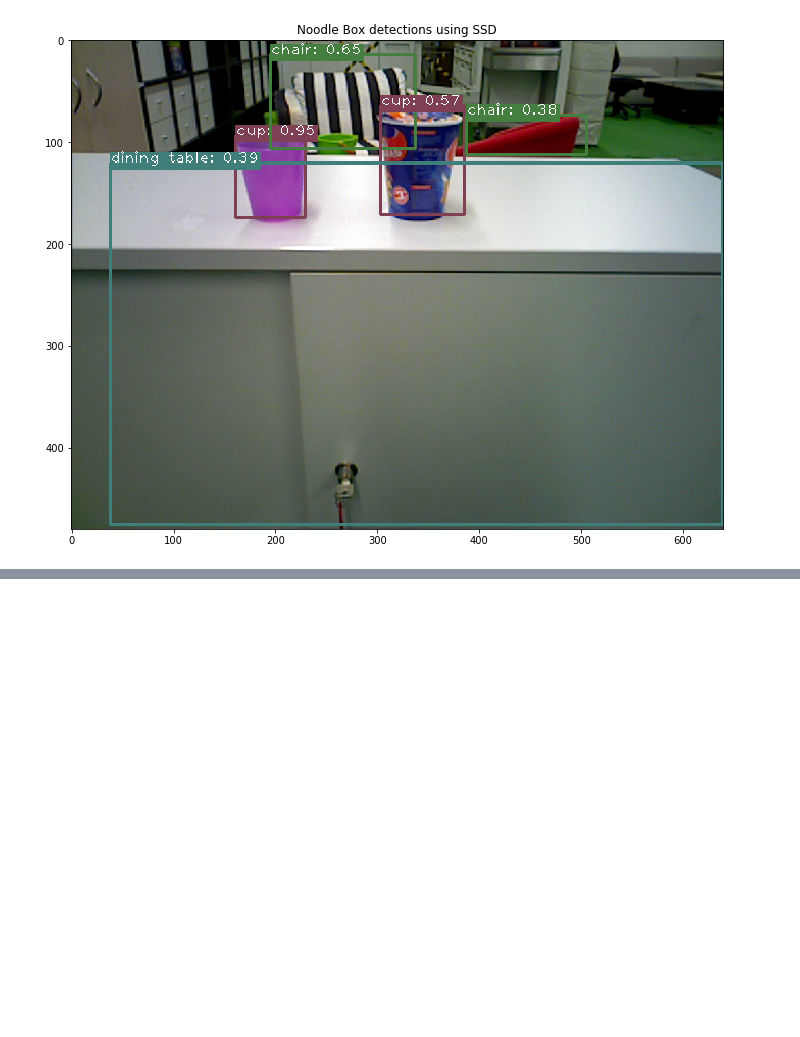
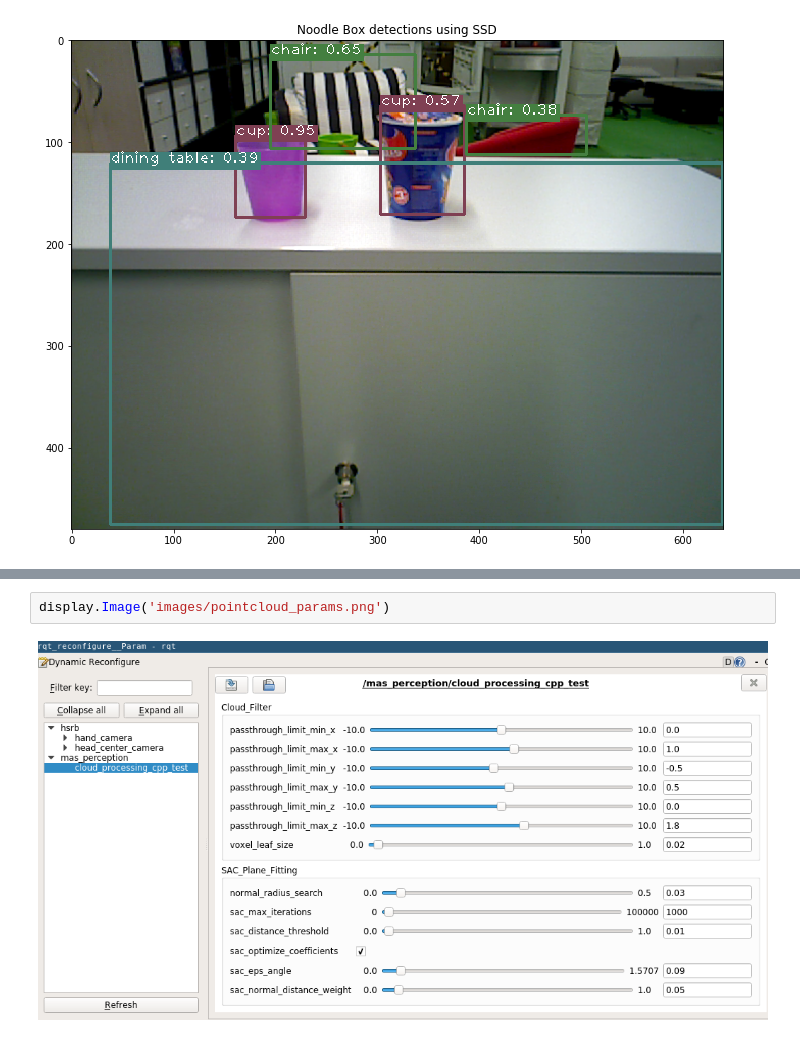
Before and after one commit to b-it-bots/mas_tutorials, a Jupyter notebook: domestic_robotics/perception.ipynb, the cells around one changed output, grey strips where cells are left out. Drawn from its saved outputs; the diff is of its cells as text; blank space fills up the shorter version.

```diff
--- a/domestic_robotics/perception.ipynb
+++ b/domestic_robotics/perception.ipynb
@@ -223,0 +312,4 @@ display_image(ssd_image, 12, 'Noodle Box detections using SSD')
+# %%
+display.Image('images/pointcloud_params.png')
+# %% [output]
+[figure, added]
```
Also changed, not shown: parts of 11 cells of this notebook, 4 other files.
